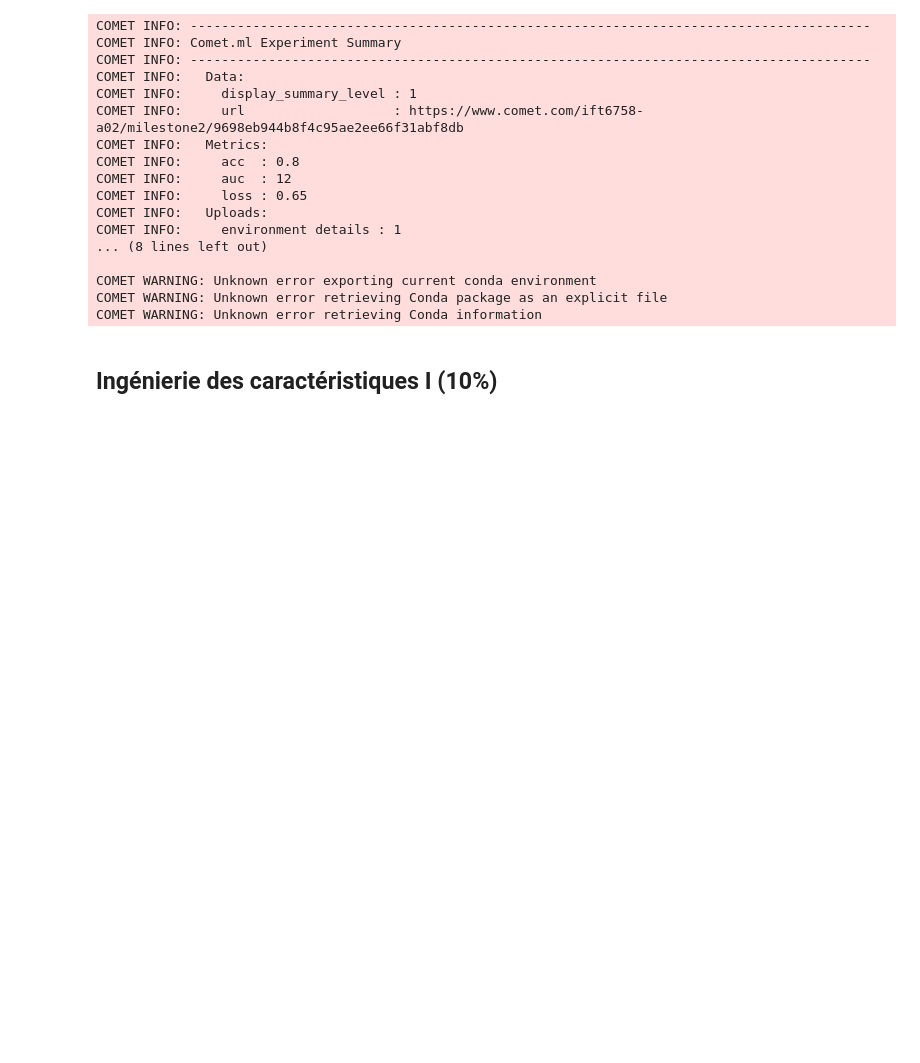
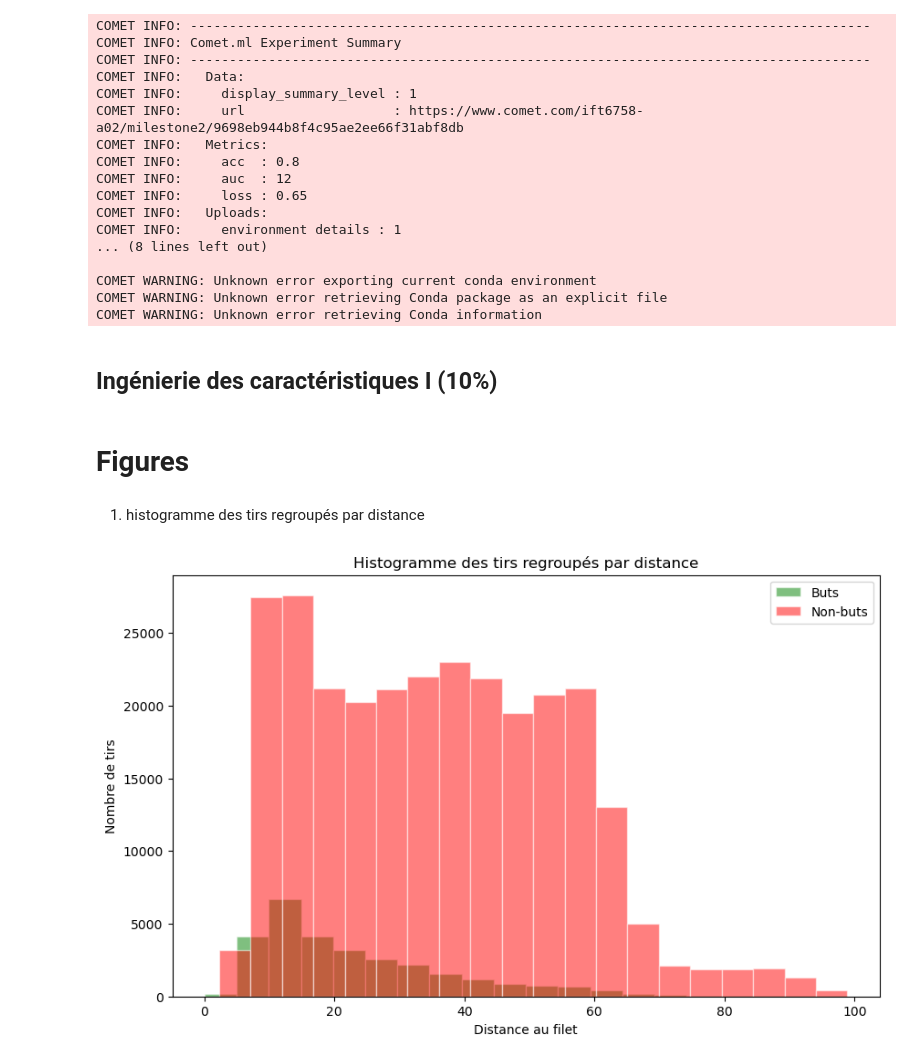
Before and after one commit to Alexia57/A02-projet, a Jupyter notebook: notebooks/Milestone2.ipynb, the cells around one changed output. Cells and saved outputs as stored; diff of their text form; code cells hidden in the pictures; blank space fills up the shorter version.

Commit message:
correction cleaning data, figures et partie 3

```diff
--- a/notebooks/Milestone2.ipynb
+++ b/notebooks/Milestone2.ipynb
@@ -140,0 +144,2 @@ split_data('nhl_all_years_clean_M2.csv')
+# %% [markdown]
+# Figures
@@ -140,0 +150,19 @@ split_data('nhl_all_years_clean_M2.csv')
+# %%
+df = pd.read_csv('data/nhl_train_data.csv')
+# %% [markdown]
+1) histogramme des tirs regroupés par distance
+# %%
+plt.figure(figsize=(10, 6))
+plt.hist(df[df['isGoal'] == 1]['distanceToNet'], bins=20, alpha=0.5, label='Buts', color='green', edgecolor = 'white')
+plt.hist(df[df['isGoal'] == 0]['distanceToNet'], bins=20, alpha=0.5, label='Non-buts', color='red', edgecolor = 'white')
+
+# Définir des titres et des légendes
+plt.title('Histogramme des tirs regroupés par distance')
+plt.xlabel('Distance au filet')
+plt.ylabel('Nombre de tirs')
+plt.legend()
+
+# Afficher l'histogramme
+plt.show()
+# %% [output]
+[figure, added]
```
Also changed, not shown: parts of 17 cells of this notebook, 10 other files.
